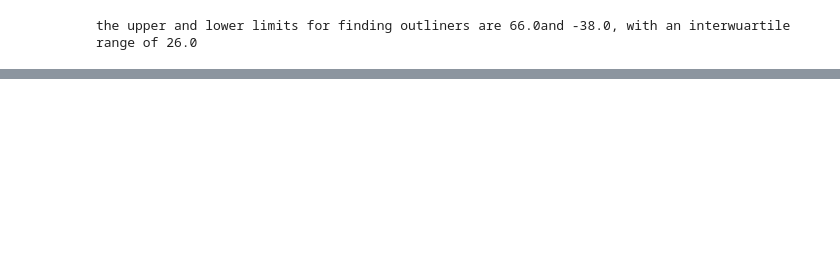
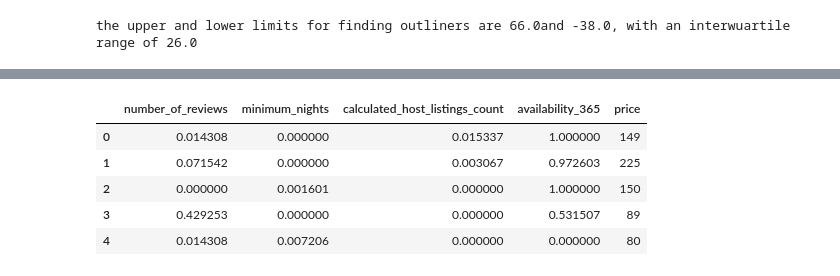
Before and after one commit to Skcodingacademy/machine-learning-python-template-ds-2023, a Jupyter notebook: src/explore.ipynb, the cells around one changed output, grey strips where cells are left out. Cells and saved outputs as stored; diff of their text form; code cells hidden in the pictures; blank space fills up the shorter version.

```diff
--- a/src/explore.ipynb
+++ b/src/explore.ipynb
@@ -309,0 +351,4 @@ the upper and lower limits for finding outliners are 66.0and -38.0, with an inte
+# %%
+#cleaning up outliers
+
+total_data=total_data["calculated_host_listings_count"] > 4
@@ -309,0 +379,18 @@ the upper and lower limits for finding outliners are 66.0and -38.0, with an inte
+# %%
+from sklearn.preprocessing import MinMaxScaler
+
+# "neighbourhood_group" and "room_type" was giving me a error "could not convert string to float" soo i took them out please explain if able
+num_variables=["number_of_reviews" , "minimum_nights" , "calculated_host_listings_count" ,"availability_365"]
+
+scaler = MinMaxScaler()
+scal_features = scaler.fit_transform(total_data[num_variables])
+df_scal=pd.DataFrame(scal_features, index= total_data.index , columns= num_variables)
+df_scal["price"]= total_data["price"]
+df_scal.head()
+# %% [output]
+|  | number_of_reviews | minimum_nights | calculated_host_listings_count | availability_365 | price |
+| 0 | 0.014308 | 0.000000 | 0.015337 | 1.000000 | 149 |
+| 1 | 0.071542 | 0.000000 | 0.003067 | 0.972603 | 225 |
+| 2 | 0.000000 | 0.001601 | 0.000000 | 1.000000 | 150 |
+| 3 | 0.429253 | 0.000000 | 0.000000 | 0.531507 | 89 |
+| 4 | 0.014308 | 0.007206 | 0.000000 | 0.000000 | 80 |
```
Also changed, not shown: parts of 9 cells of this notebook, 1 other file.
